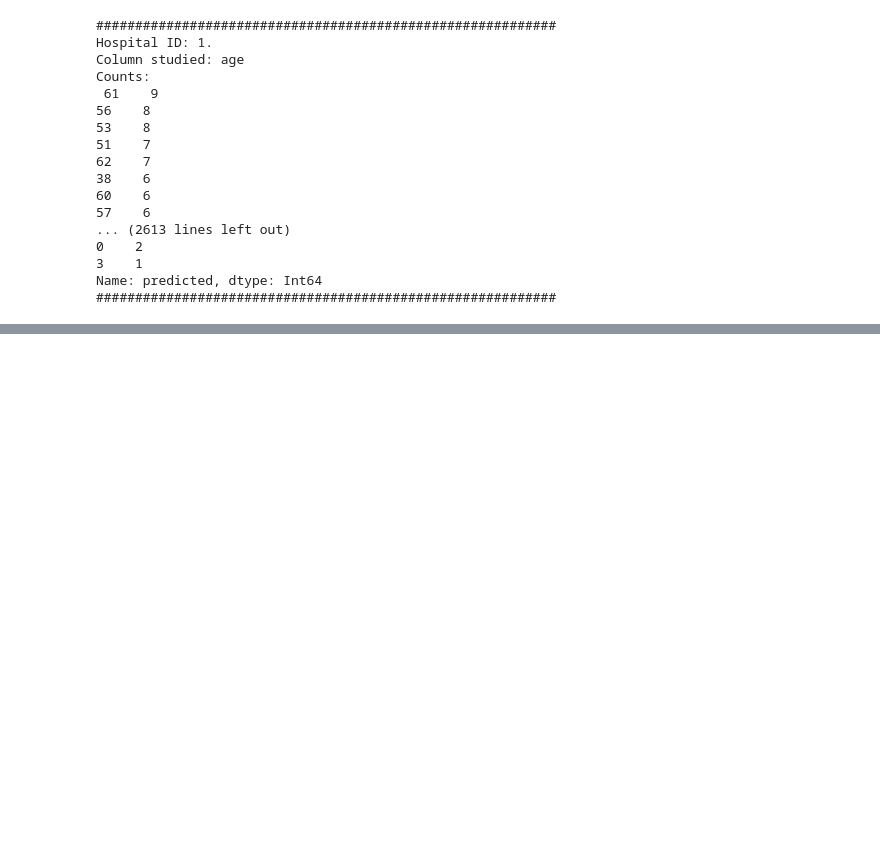
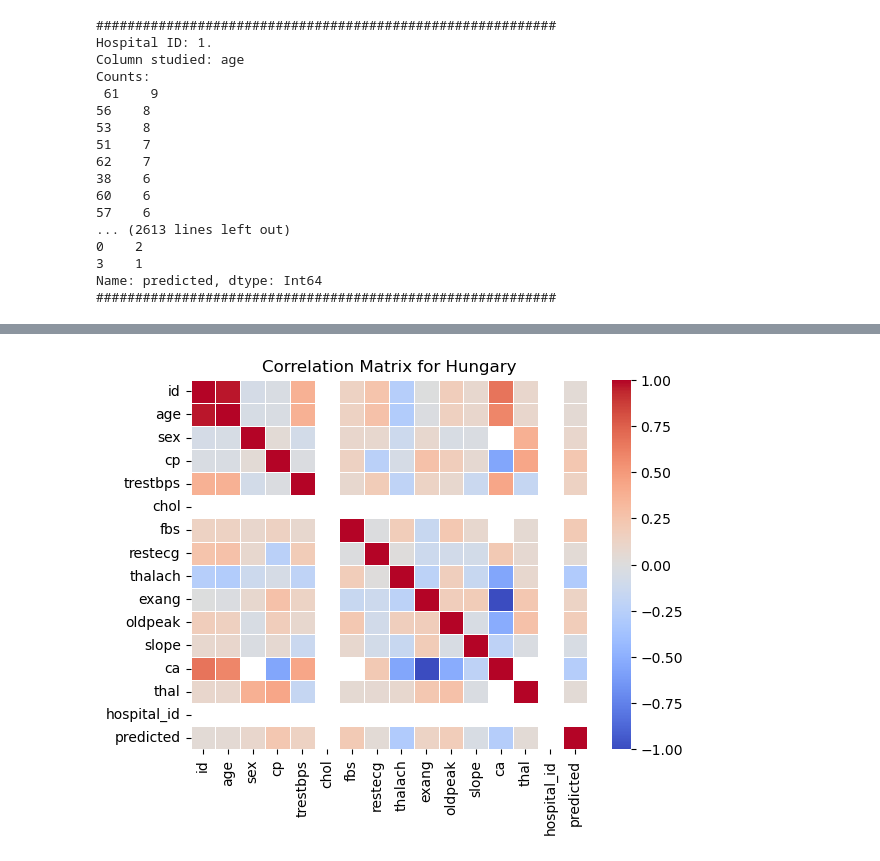
Before and after one commit to oriolbustos/data_lab, a Jupyter notebook: Project 1/heart_disease_project.ipynb, the cells around one changed output, grey strips where cells are left out. Cells and saved outputs as stored; diff of their text form; code cells hidden in the pictures; blank space fills up the shorter version.

```diff
--- a/Project 1/heart_disease_project.ipynb
+++ b/Project 1/heart_disease_project.ipynb
@@ -399,0 +450,10 @@ Name: predicted, dtype: Int64
+# %%
+df_hosp_H = df_concatenated.copy()
+filas_seleccionadas_H = df_hosp_H[df_hosp_H['hospital_id'] == 1]
+correlation_matrix_H = filas_seleccionadas_H.corr()
+sns.heatmap(correlation_matrix_H, annot = False, cmap = 'coolwarm', fmt=".2f", linewidths = 0.5)
+plt.title('Correlation Matrix for Hungary')
+
+plt.show()
+# %% [output]
+[figure, added]
```
Also changed, not shown: parts of 22 cells of this notebook.
